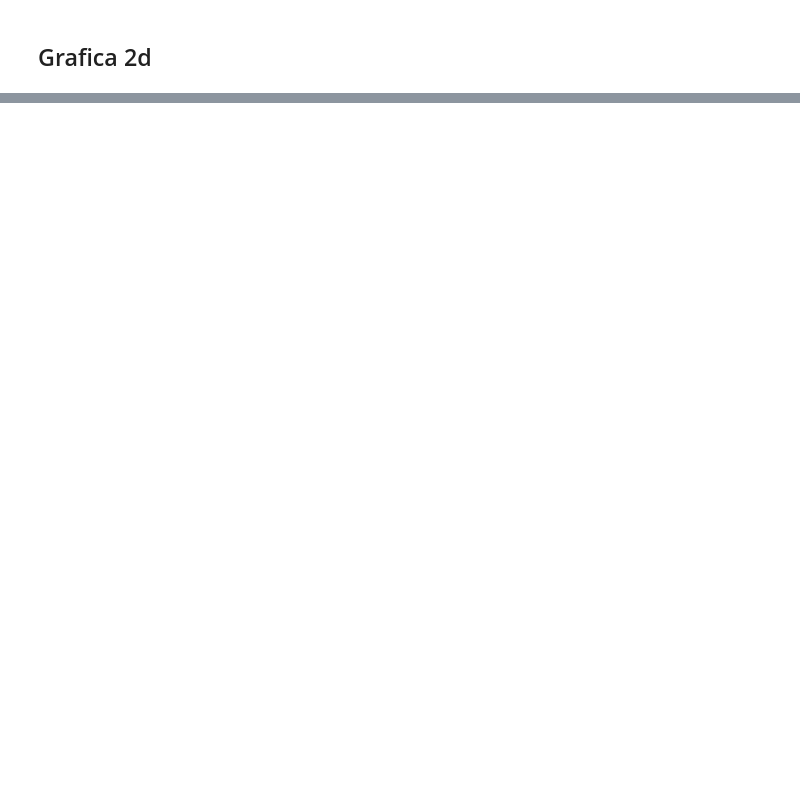
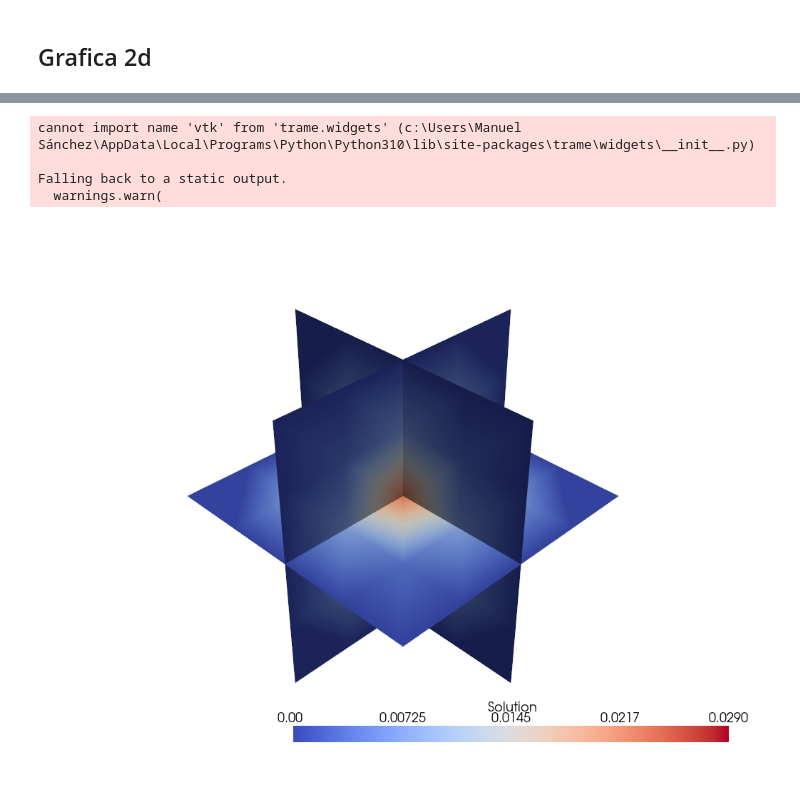
Before and after one commit to ManuelSanchezUribe/IMT2111-ALN, a Jupyter notebook: Clases/Capitulo1_Diferencias_Finitas.ipynb, the cells around one changed output, grey strips where cells are left out. Cells and saved outputs as stored; diff of their text form; code cells hidden in the pictures; blank space fills up the shorter version.

```diff
--- a/Clases/Capitulo1_Diferencias_Finitas.ipynb
+++ b/Clases/Capitulo1_Diferencias_Finitas.ipynb
@@ -240,5 +265,23 @@ f(x,y,z) = 3\pi^{2}\sin(\pi x)\sin(\pi y)\sin(\pi z)
 # %%
-# import numpy as np
-# %pip install plotly
-# import plotly.graph_objects as go
-# # from IPython
+import pyvista as pv
+
+xv, yv, zv = np.meshgrid(x, y, z, indexing='ij')
+grid = pv.StructuredGrid(xv, yv, zv)
+grid.point_data["Solution"] = Uhsol.ravel(order='F')  # ravel flattens the arrays
+
+# Create the plotter
+plotter = pv.Plotter()
+# Add a slice of the solution along the x-axis
+plotter.add_mesh(grid.slice(normal=[1, 0, 0]), scalars="Solution", cmap="coolwarm")
+# Add a slice of the solution along the y-axis
+plotter.add_mesh(grid.slice(normal=[0, 1, 0]), scalars="Solution", cmap="coolwarm")
+# Add a slice of the solution along the z-axis
+plotter.add_mesh(grid.slice(normal=[0, 0, 1]), scalars="Solution", cmap="coolwarm")
+plotter.add_scalar_bar(title="Solution")
+plotter.show()
+# %% [output]
+cannot import name 'vtk' from 'trame.widgets' (c:\Users\Manuel Sánchez\AppData\Local\Programs\Python\Python310\lib\site-packages\trame\widgets\__init__.py)
+
+Falling back to a static output.
+  warnings.warn(
+[figure, added]
```
Also changed, not shown: parts of 7 cells of this notebook.
